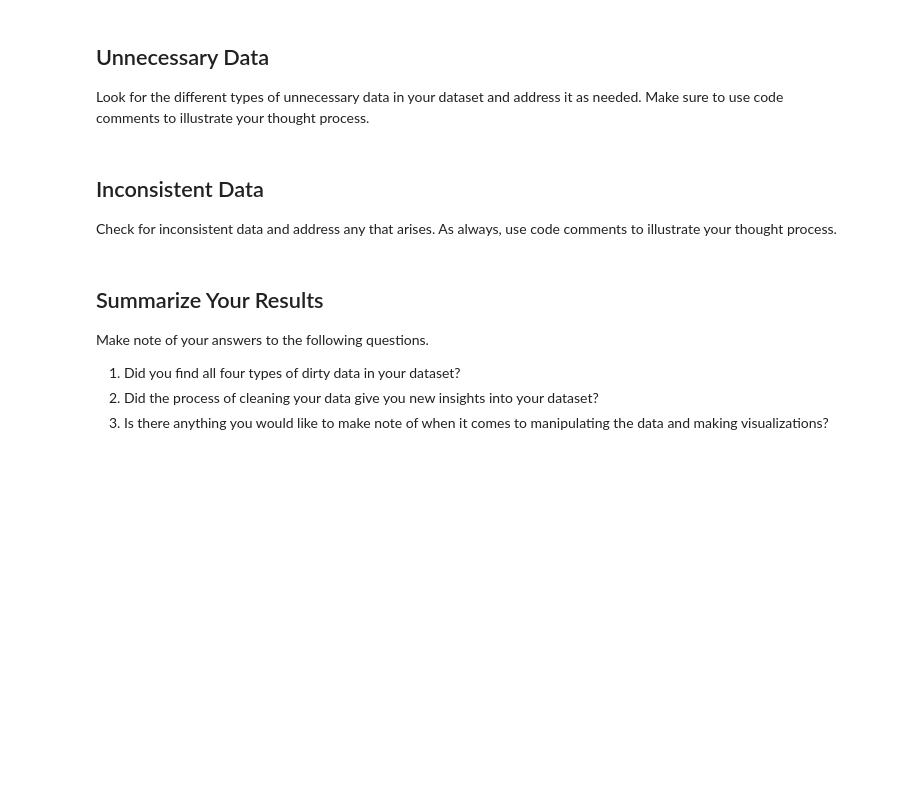
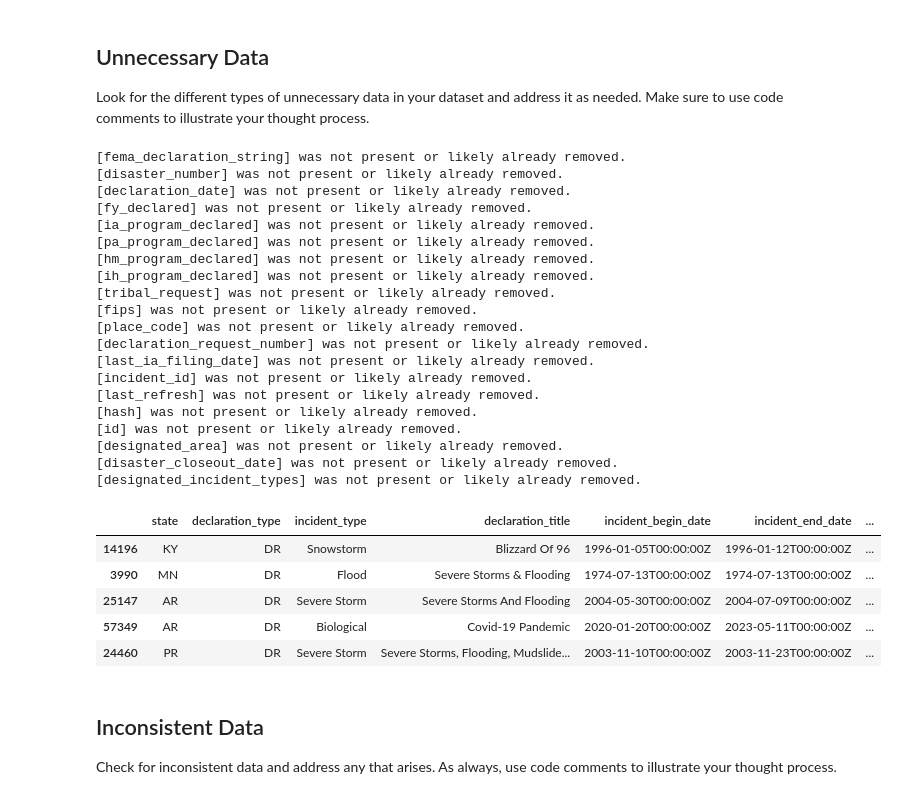
Before and after one commit to fposegarappleye/data-analysis-projects, a Jupyter notebook: Final Project/eda-checkpoint-starter-main/checkpoint-three.ipynb, the cells around one changed output. Saved outputs shown, nothing was run; the diff lists cells and outputs as text; code cells hidden in the pictures; blank space fills up the shorter version.

```diff
--- a/Final Project/eda-checkpoint-starter-main/checkpoint-three.ipynb
+++ b/Final Project/eda-checkpoint-starter-main/checkpoint-three.ipynb
@@ -29,3 +53,9 @@ Detect outliers in your dataset and handle them as needed. Use code comments to
+# %%
+# Drop Hurricane Katrina - It represents too far an outlier, especially in regards
+#  to very specifically disastrous circumstances and ends up blowing out the data.
+df = df[
+    ~df['declaration_title'].str.contains('Hurricane Katrina')
+    ]
 # %% [markdown]
 ## Unnecessary Data
 
@@ -56,3 +63,64 @@ unnecessary_fields = (
+# %%
+unnecessary_fields = (
+    'fema_declaration_string', # Administrative. Drop it.
+    'disaster_number', # Organizational/Administrative. Drop it.
+    'declaration_date', # Would only be useful if we were looking administrative-level disaster responses.
+    'fy_declared', # Similar to above. Primarily administrative and also sometimes unmatched with the actual start date
+    'ia_program_declared', # Individual Assistance Program - Response type. Dropped.
+    'pa_program_declared', # Public Assistance Program - Response type. Dropped.
+    'hm_program_declared', # Hazard Mitigation Program - Response type. Dropped.
+    'ih_program_declared', # Individuals and Households Program - Response type. Dropped.
+    'tribal_request', # Marks if request was made by Tribal Nation. Dropped.
+    'fips', # Administrative. Dropped.
+    'place_code', # Administrative, would require geospatial processing to make sense of.
+    'declaration_request_number', # Administrative. Dropped.
+    'last_ia_filing_date', # Administrative. Dropped.
+    'incident_id', # Administrative. Dropped.
+    'last_refresh', # Administrative. Dropped.
+    'hash', # Organizational. Dropped.
+    'id', # Organizational. Dropped.
+    'designated_area', # Too variable of a scope (state/county/reservation/parish/municipio/area/etc.), highly inconsistent formatting, and matching variable dates to geographic coordinates while filtering out similarly named counties in different areas requires a database beyond the resources of this project. Dropped.
+    'disaster_closeout_date', # Represents administrative response, not actual disaster.
+    'designated_incident_types', # Seems useful but is redundant to other more specific and filled-out fields
+)
+
+# Main ethos: we're not interested in the response and administrative end of things, the project is more concerned
+#  with the incident, location, and types of the incidents occurring.
+
+for field in unnecessary_fields:
+    try:
+        df.drop(field, inplace=True, axis=1)
+    except:
+        print(f"[{field}] was not present or likely already removed.")
+
+df.sample(5)
+# %% [output]
+[fema_declaration_string] was not present or likely already removed.
+[disaster_number] was not present or likely already removed.
+[declaration_date] was not present or likely already removed.
+[fy_declared] was not present or likely already removed.
+[ia_program_declared] was not present or likely already removed.
+[pa_program_declared] was not present or likely already removed.
+[hm_program_declared] was not present or likely already removed.
+[ih_program_declared] was not present or likely already removed.
+[tribal_request] was not present or likely already removed.
+[fips] was not present or likely already removed.
+[place_code] was not present or likely already removed.
+[declaration_request_number] was not present or likely already removed.
+[last_ia_filing_date] was not present or likely already removed.
+[incident_id] was not present or likely already removed.
+[last_refresh] was not present or likely already removed.
+[hash] was not present or likely already removed.
+[id] was not present or likely already removed.
+[designated_area] was not present or likely already removed.
+[disaster_closeout_date] was not present or likely already removed.
+[designated_incident_types] was not present or likely already removed.
+|  | state | declaration_type | incident_type | declaration_title | incident_begin_date | incident_end_date | ... |
+| 14196 | KY | DR | Snowstorm | Blizzard Of 96 | 1996-01-05T00:00:00Z | 1996-01-12T00:00:00Z | ... |
+| 3990 | MN | DR | Flood | Severe Storms & Flooding | 1974-07-13T00:00:00Z | 1974-07-13T00:00:00Z | ... |
+| 25147 | AR | DR | Severe Storm | Severe Storms And Flooding | 2004-05-30T00:00:00Z | 2004-07-09T00:00:00Z | ... |
+| 57349 | AR | DR | Biological | Covid-19 Pandemic | 2020-01-20T00:00:00Z | 2023-05-11T00:00:00Z | ... |
+| 24460 | PR | DR | Severe Storm | Severe Storms, Flooding, Mudslide... | 2003-11-10T00:00:00Z | 2003-11-23T00:00:00Z | ... |
 # %% [markdown]
 ## Inconsistent Data
 
@@ -62,8 +127,0 @@ Check for inconsistent data and address any that arises. As always, use code com
-# %% [markdown]
-## Summarize Your Results
-
-Make note of your answers to the following questions.
-
-1. Did you find all four types of dirty data in your dataset?
-2. Did the process of cleaning your data give you new insights into your dataset?
-3. Is there anything you would like to make note of when it comes to manipulating the data and making visualizations?
```
Also changed, not shown: parts of 19 cells of this notebook, 1 other file.
